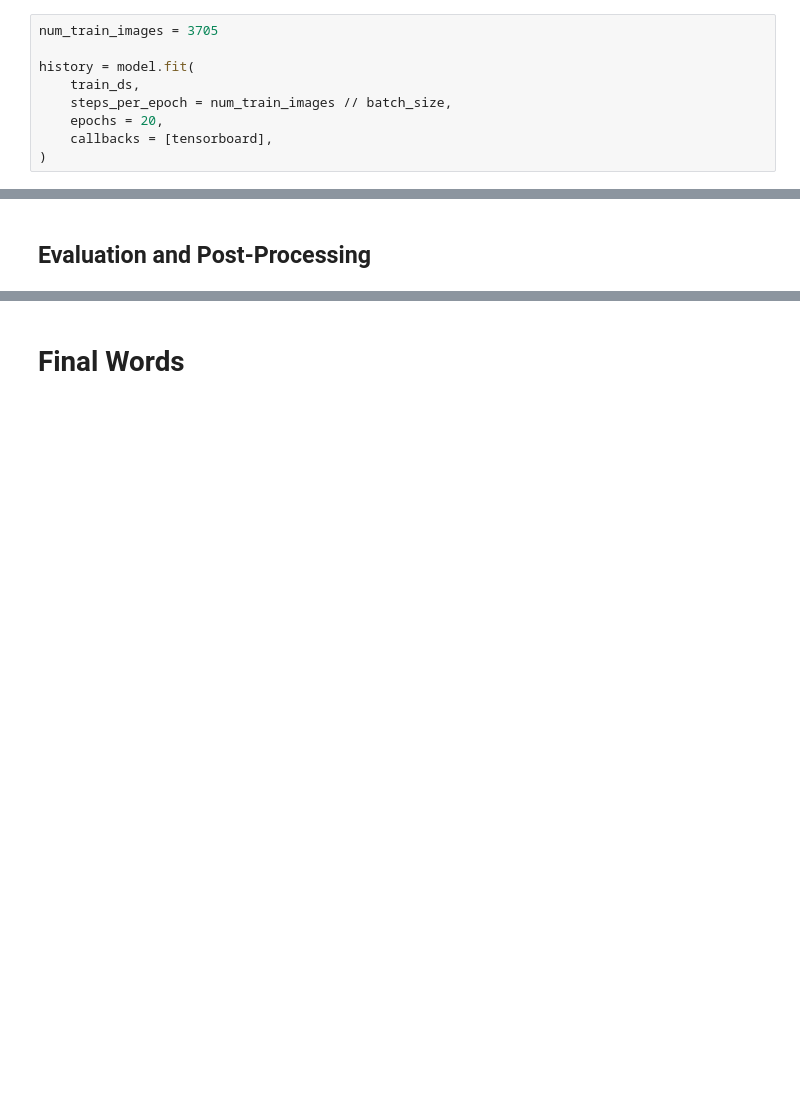
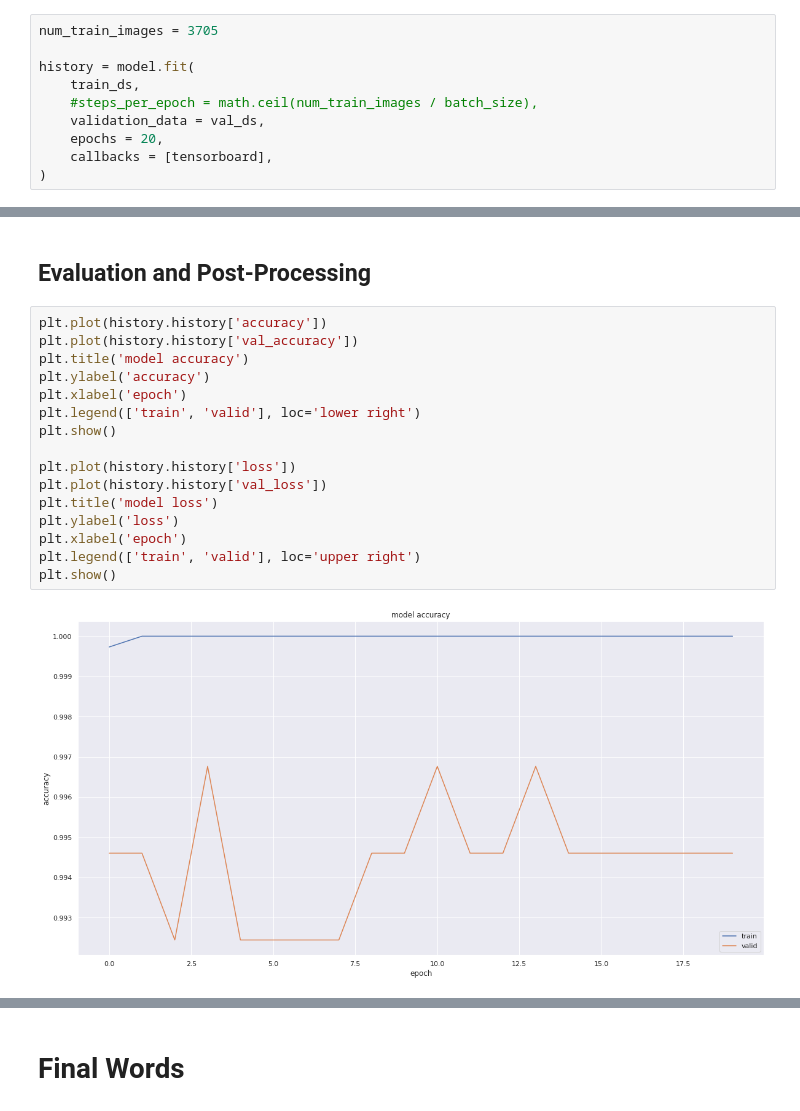
Before and after one commit to bernardo-cruz/DLV03_Project, a Jupyter notebook: traffic_sign_detection.ipynb, the cells around one changed output, grey strips where cells are left out. Drawn from its saved outputs; the diff is of its cells as text; blank space fills up the shorter version.

Commit message:
models runs - but overfits quite strong

```diff
--- a/traffic_sign_detection.ipynb
+++ b/traffic_sign_detection.ipynb
@@ -464,7 +465,8 @@ num_train_images = 3705
 
 history = model.fit(
     train_ds,
-    steps_per_epoch = num_train_images // batch_size,
+    #steps_per_epoch = math.ceil(num_train_images / batch_size),
+    validation_data = val_ds,
     epochs = 20,
     callbacks = [tensorboard],
 )
@@ -473,2 +491,20 @@ Epoch 1/20
 # %% [markdown]
 ## Evaluation and Post-Processing
+# %%
+plt.plot(history.history['accuracy'])
+plt.plot(history.history['val_accuracy'])
+plt.title('model accuracy')
+plt.ylabel('accuracy')
+plt.xlabel('epoch')
+plt.legend(['train', 'valid'], loc='lower right')
+plt.show()
+
+plt.plot(history.history['loss'])
+plt.plot(history.history['val_loss'])
+plt.title('model loss')
+plt.ylabel('loss')
+plt.xlabel('epoch')
+plt.legend(['train', 'valid'], loc='upper right')
+plt.show()
+# %% [output]
+[figure, added]
```
Also changed, not shown: parts of 4 cells of this notebook.
